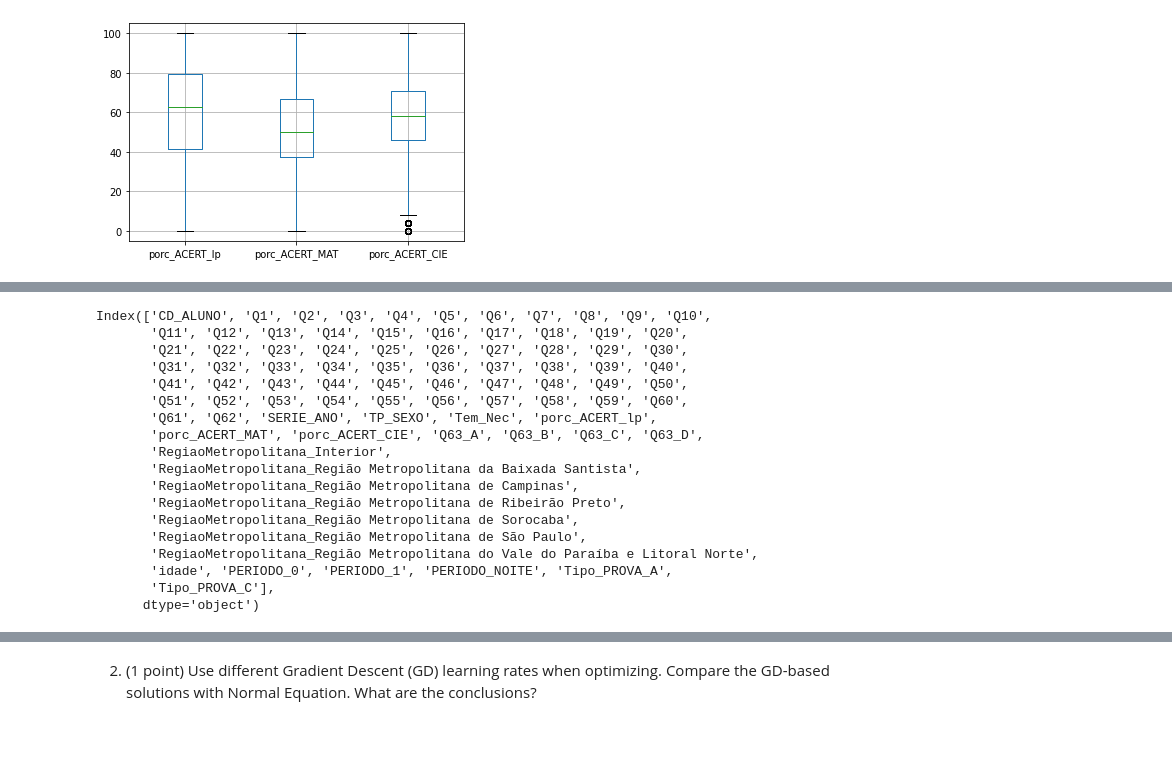
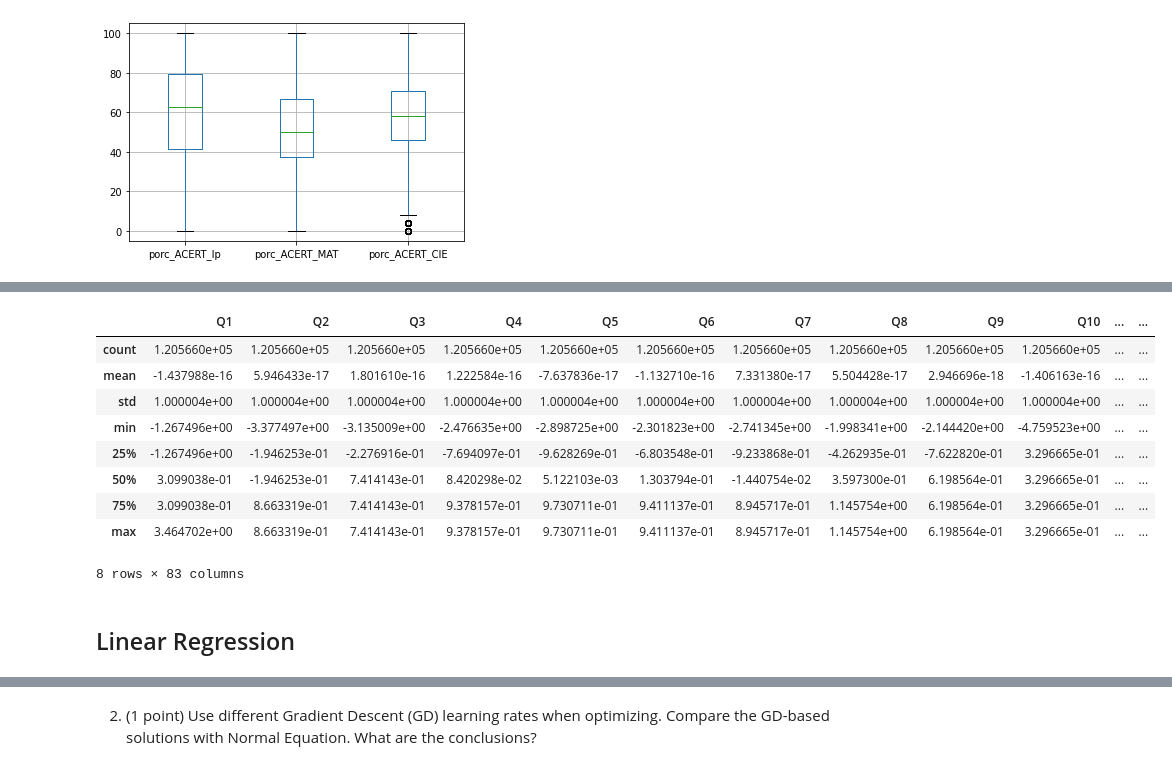
Before and after one commit to arthurcbaia/mc886, a Jupyter notebook: Copy_of_2022s2_mc886mo444_assignment_02.ipynb, the cells around one changed output, grey strips where cells are left out. Drawn from its saved outputs; the diff is of its cells as text; code cells hidden in the pictures; blank space fills up the shorter version.

```diff
--- a/Copy_of_2022s2_mc886mo444_assignment_02.ipynb
+++ b/Copy_of_2022s2_mc886mo444_assignment_02.ipynb
@@ -423,7 +394,23 @@ Index(['CD_ALUNO', 'Q1', 'Q2', 'Q3', 'Q4', 'Q5', 'Q6', 'Q7', 'Q8', 'Q9', 'Q10',
+# %%
+
+df_cie = df.drop(columns=['porc_ACERT_lp', 'porc_ACERT_MAT'])
+
+df_mat = df.drop(columns=['porc_ACERT_lp', 'porc_ACERT_CIE'])
+
+df_lp = df.drop(columns=['porc_ACERT_CIE', 'porc_ACERT_MAT'])
+
+# df_cie = df
+# df_mat = df
+# df_lp = df
 # %%
-
-"""Drop all the categorical columns in the dataframe lin_reg_df"""
-df = df.drop(columns = get_categorical_columns(df))
-get_categorical_columns(df)
+def tranform_into_lin_reg(df):
+    """Drop all the categorical columns in the dataframe lin_reg_df"""
+    return df.drop(columns = get_categorical_columns(df))
+df_cie_lr = tranform_into_lin_reg(df_cie)
+print(get_categorical_columns(df_cie_lr))
+df_mat_lr = tranform_into_lin_reg(df_mat)
+print(get_categorical_columns(df_mat_lr))
+df_lp_lr  = tranform_into_lin_reg(df_lp)
+print(get_categorical_columns(df_lp_lr))
 # %% [output]
 []
@@ -430,8 +419,15 @@ get_categorical_columns(df)
+# %%
+# drop CD_ALUNO
+df_cie_lr = df_cie_lr.drop(columns=['CD_ALUNO'])
+df_mat_lr = df_mat_lr.drop(columns=['CD_ALUNO'])
+df_lp_lr = df_lp_lr.drop(columns=['CD_ALUNO'])
 # %%
 """Function to normalize the data"""
 def normalize_data(df):
-    from sklearn.preprocessing import StandardScaler
+    from sklearn.preprocessing import StandardScaler, MinMaxScaler
     scaler = StandardScaler()
     scaler.fit(df)
     return scaler.transform(df)
-df_scaled = pd.DataFrame(normalize_data(df), columns=df.columns,index=df.index)
+df_cie_lr = pd.DataFrame(normalize_data(df_cie_lr), columns=df_cie_lr.columns,index=df_cie_lr.index)
+df_mat_lr = pd.DataFrame(normalize_data(df_mat_lr), columns=df_mat_lr.columns,index=df_mat_lr.index)
+df_lp_lr = pd.DataFrame(normalize_data(df_lp_lr), columns=df_lp_lr.columns,index=df_lp_lr.index)
@@ -456,21 +433,0 @@ df_scaled = pd.DataFrame(normalize_data(df), columns=df.columns,index=df.index)
-# %%
-df_scaled.columns
-# %% [output]
-Index(['CD_ALUNO', 'Q1', 'Q2', 'Q3', 'Q4', 'Q5', 'Q6', 'Q7', 'Q8', 'Q9', 'Q10',
-       'Q11', 'Q12', 'Q13', 'Q14', 'Q15', 'Q16', 'Q17', 'Q18', 'Q19', 'Q20',
-       'Q21', 'Q22', 'Q23', 'Q24', 'Q25', 'Q26', 'Q27', 'Q28', 'Q29', 'Q30',
-       'Q31', 'Q32', 'Q33', 'Q34', 'Q35', 'Q36', 'Q37', 'Q38', 'Q39', 'Q40',
-       'Q41', 'Q42', 'Q43', 'Q44', 'Q45', 'Q46', 'Q47', 'Q48', 'Q49', 'Q50',
-       'Q51', 'Q52', 'Q53', 'Q54', 'Q55', 'Q56', 'Q57', 'Q58', 'Q59', 'Q60',
-       'Q61', 'Q62', 'SERIE_ANO', 'TP_SEXO', 'Tem_Nec', 'porc_ACERT_lp',
-       'porc_ACERT_MAT', 'porc_ACERT_CIE', 'Q63_A', 'Q63_B', 'Q63_C', 'Q63_D',
-       'RegiaoMetropolitana_Interior',
-       'RegiaoMetropolitana_Região Metropolitana da Baixada Santista',
-       'RegiaoMetropolitana_Região Metropolitana de Campinas',
-       'RegiaoMetropolitana_Região Metropolitana de Ribeirão Preto',
-       'RegiaoMetropolitana_Região Metropolitana de Sorocaba',
-       'RegiaoMetropolitana_Região Metropolitana de São Paulo',
-       'RegiaoMetropolitana_Região Metropolitana do Vale do Paraíba e Litoral Norte',
-       'idade', 'PERIODO_0', 'PERIODO_1', 'PERIODO_NOITE', 'Tipo_PROVA_A',
-       'Tipo_PROVA_C'],
-      dtype='object')
@@ -484,3 +434,16 @@ lin_reg_df = pd.DataFrame(lin_reg_df)
+# %%
+df_cie_lr.describe()
+# %% [output]
+|  | Q1 | Q2 | Q3 | Q4 | Q5 | Q6 | Q7 | Q8 | Q9 | Q10 | ... | ... |
+| count | 1.205660e+05 | 1.205660e+05 | 1.205660e+05 | 1.205660e+05 | 1.205660e+05 | 1.205660e+05 | 1.205660e+05 | 1.205660e+05 | 1.205660e+05 | 1.205660e+05 | ... | ... |
+| mean | -1.437988e-16 | 5.946433e-17 | 1.801610e-16 | 1.222584e-16 | -7.637836e-17 | -1.132710e-16 | 7.331380e-17 | 5.504428e-17 | 2.946696e-18 | -1.406163e-16 | ... | ... |
+| std | 1.000004e+00 | 1.000004e+00 | 1.000004e+00 | 1.000004e+00 | 1.000004e+00 | 1.000004e+00 | 1.000004e+00 | 1.000004e+00 | 1.000004e+00 | 1.000004e+00 | ... | ... |
+| min | -1.267496e+00 | -3.377497e+00 | -3.135009e+00 | -2.476635e+00 | -2.898725e+00 | -2.301823e+00 | -2.741345e+00 | -1.998341e+00 | -2.144420e+00 | -4.759523e+00 | ... | ... |
+| 25% | -1.267496e+00 | -1.946253e-01 | -2.276916e-01 | -7.694097e-01 | -9.628269e-01 | -6.803548e-01 | -9.233868e-01 | -4.262935e-01 | -7.622820e-01 | 3.296665e-01 | ... | ... |
+| 50% | 3.099038e-01 | -1.946253e-01 | 7.414143e-01 | 8.420298e-02 | 5.122103e-03 | 1.303794e-01 | -1.440754e-02 | 3.597300e-01 | 6.198564e-01 | 3.296665e-01 | ... | ... |
+| 75% | 3.099038e-01 | 8.663319e-01 | 7.414143e-01 | 9.378157e-01 | 9.730711e-01 | 9.411137e-01 | 8.945717e-01 | 1.145754e+00 | 6.198564e-01 | 3.296665e-01 | ... | ... |
+| max | 3.464702e+00 | 8.663319e-01 | 7.414143e-01 | 9.378157e-01 | 9.730711e-01 | 9.411137e-01 | 8.945717e-01 | 1.145754e+00 | 6.198564e-01 | 3.296665e-01 | ... | ... |
+8 rows × 83 columns
 # %%
 """Function to split the data into train and validation sets"""
 from sklearn.model_selection import train_test_split
@@ -495 +457,3 @@ X_train_lp, X_val_lp, y_train_lp, y_val_lp = split_data(lin_reg_df, 'porc_ACERT_
+# %% [markdown]
+## Linear Regression
 # %%
```
Also changed, not shown: parts of 34 cells of this notebook.
